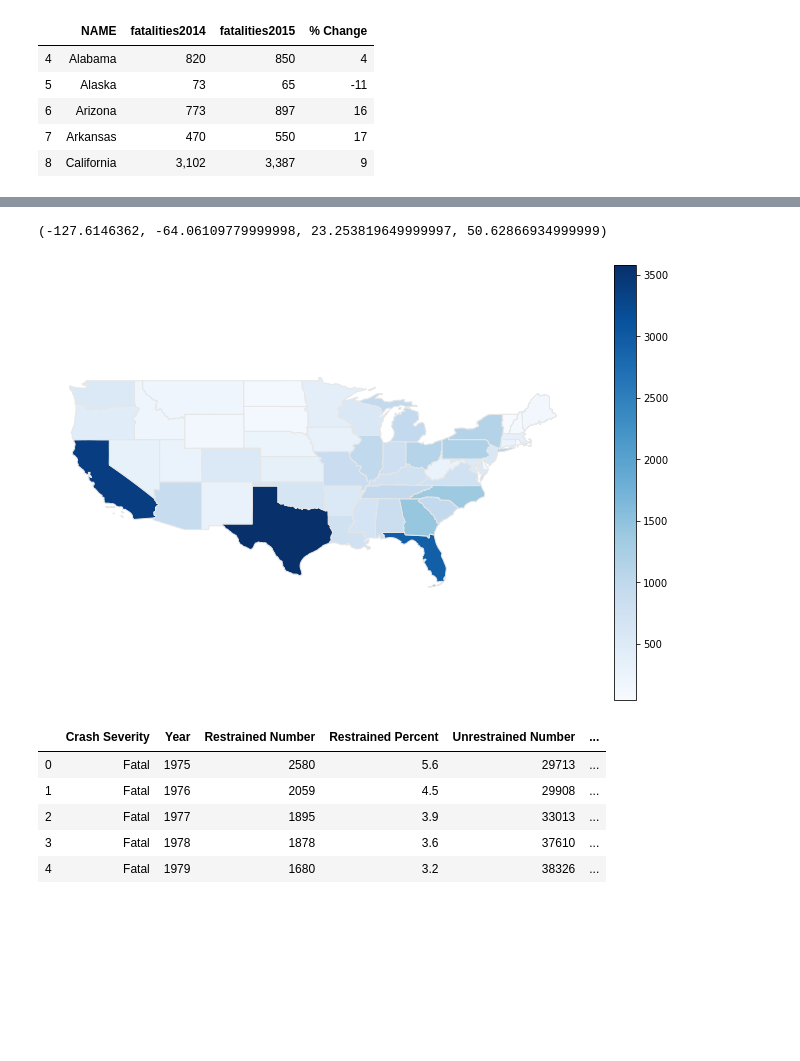
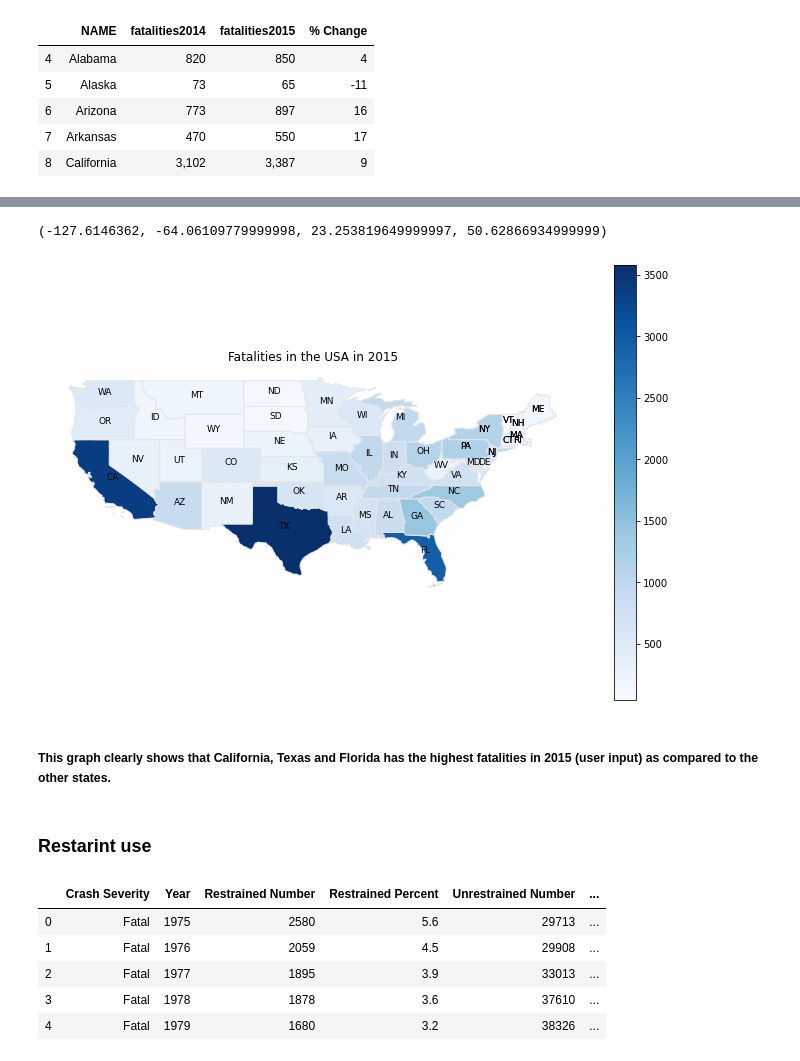
Before and after one commit to iSchool-597PR/2021Fall_finals, a Jupyter notebook: Visualization_NHTSA_Crash.ipynb, the cells around one changed output, grey strips where cells are left out. Saved outputs shown, nothing was run; the diff lists cells and outputs as text; code cells hidden in the pictures; blank space fills up the shorter version.

```diff
--- a/Visualization_NHTSA_Crash.ipynb
+++ b/Visualization_NHTSA_Crash.ipynb
@@ -274,10 +280,21 @@ states_shp.plot(ax=ax, cmap='Pastel2', figsize=(12, 12))
 # %%
 fig, ax = plt.subplots(1, figsize=(12,8))
+states_shp.apply(lambda x: ax.annotate(
+    s=x.STUSPS ,
+    xy=x.geometry.centroid.coords[0],
+    ha='center',
+    fontsize=9
+),axis=1);
 states_shp.plot(column='fatalities{}'.format(year), cmap='Blues', linewidth=1, ax=ax, edgecolor='0.9', legend = True)
+plt.title('Fatalities in the USA in {}'.format(year))
 ax.axis('off')
 # %% [output]
 (-127.6146362, -64.06109779999998, 23.253819649999997, 50.62866934999999)
-[figure, old version]
+[figure, new version]
+# %% [markdown]
+##### This graph clearly shows that California, Texas and Florida has the highest fatalities in 2015 (user input) as compared to the other states.
+# %% [markdown]
+### Restarint use
 # %%
 restraint_use = pd.read_excel("data/restrain_type.xlsx", header = 4)
 # %%
```
Also changed, not shown: parts of 20 cells of this notebook, 11 other files.
